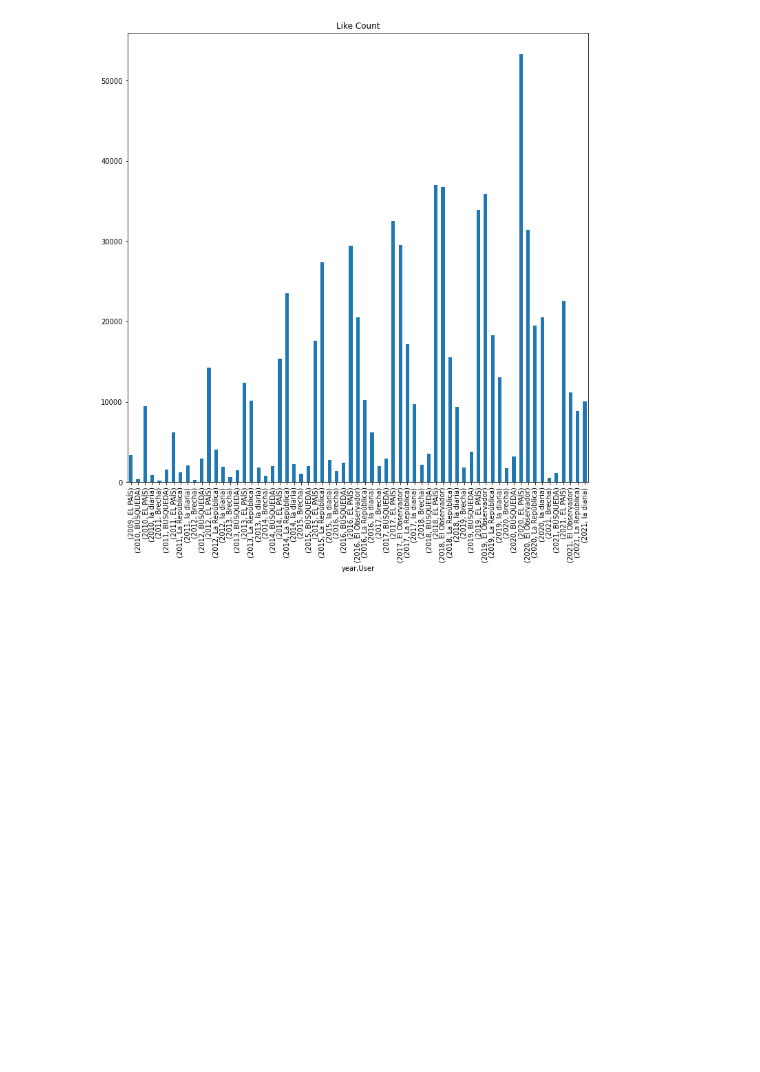
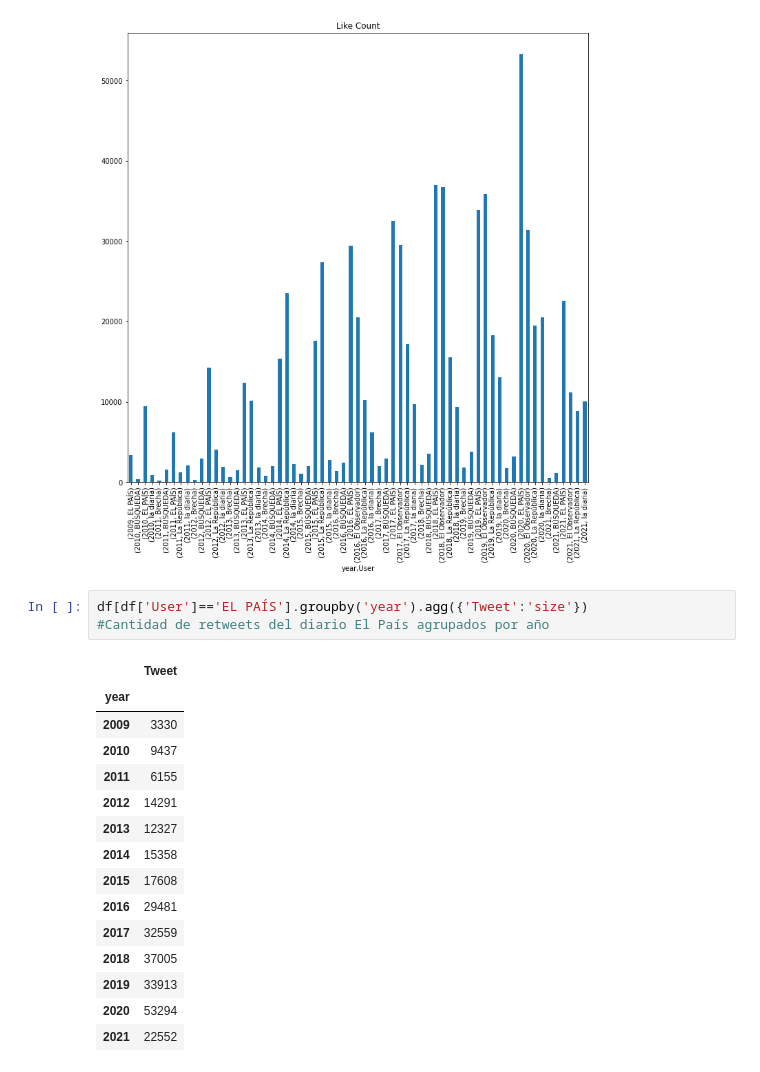
Before and after one commit to easyundercover/4geeks-final-project, a Jupyter notebook: src/explore.ipynb, the cells around one changed output. Saved outputs shown, nothing was run; the diff lists cells and outputs as text; blank space fills up the shorter version.

```diff
--- a/src/explore.ipynb
+++ b/src/explore.ipynb
@@ -171,4 +169,23 @@ df.groupby(['year', 'User']).size().plot.bar(x='year',y='LikeCount',title='Like
 plt.show()
 # %% [output]
 [figure]
+# %%
+df[df['User']=='EL PAÍS'].groupby('year').agg({'Tweet':'size'})
+#Cantidad de retweets del diario El País agrupados por año
+# %% [output]
+|  | Tweet |
+| year |  |
+| 2009 | 3330 |
+| 2010 | 9437 |
+| 2011 | 6155 |
+| 2012 | 14291 |
+| 2013 | 12327 |
+| 2014 | 15358 |
+| 2015 | 17608 |
+| 2016 | 29481 |
+| 2017 | 32559 |
+| 2018 | 37005 |
+| 2019 | 33913 |
+| 2020 | 53294 |
+| 2021 | 22552 |
 # %%
```
Also changed, not shown: parts of 3 cells of this notebook.
